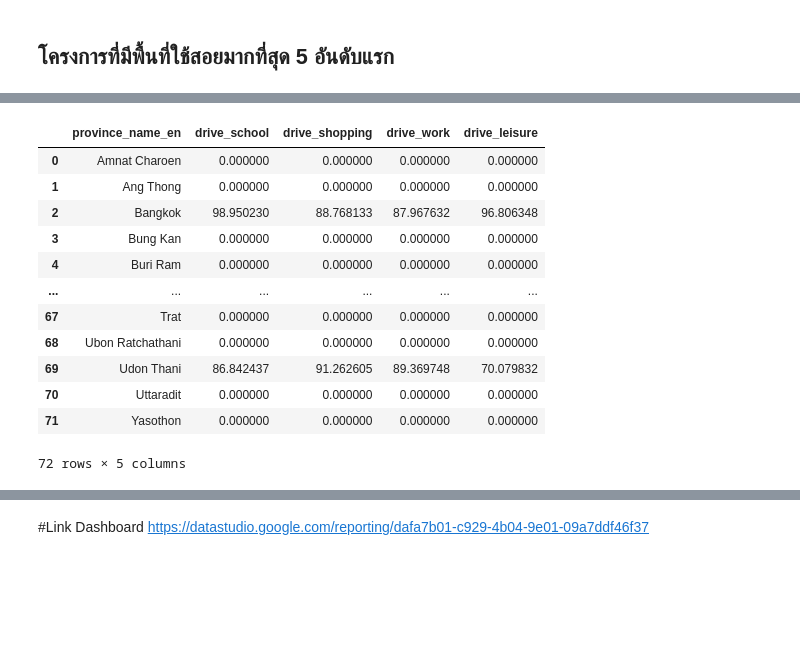
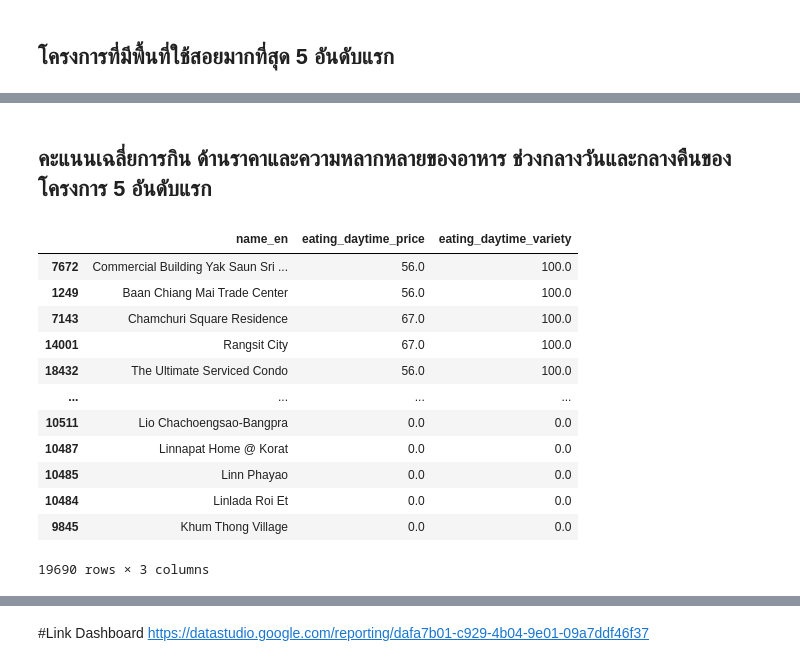
Before and after one commit to jirapat-tho/BasicProg_DataViz65, a Jupyter notebook: Project.ipynb, the cells around one changed output, grey strips where cells are left out. Drawn from its saved outputs; the diff is of its cells as text; code cells hidden in the pictures; blank space fills up the shorter version.

```diff
--- a/Project.ipynb
+++ b/Project.ipynb
@@ -962,18 +959,20 @@ plt.show()
-# %%
-drive1= dataall.groupby('province_name_en')[['drive_school','drive_shopping','drive_work','drive_leisure']].mean()
-drive = drive1.reset_index()
-drive
-# %% [output]
-|  | province_name_en | drive_school | drive_shopping | drive_work | drive_leisure |
-| 0 | Amnat Charoen | 0.000000 | 0.000000 | 0.000000 | 0.000000 |
-| 1 | Ang Thong | 0.000000 | 0.000000 | 0.000000 | 0.000000 |
-| 2 | Bangkok | 98.950230 | 88.768133 | 87.967632 | 96.806348 |
-| 3 | Bung Kan | 0.000000 | 0.000000 | 0.000000 | 0.000000 |
-| 4 | Buri Ram | 0.000000 | 0.000000 | 0.000000 | 0.000000 |
-| ... | ... | ... | ... | ... | ... |
-| 67 | Trat | 0.000000 | 0.000000 | 0.000000 | 0.000000 |
-| 68 | Ubon Ratchathani | 0.000000 | 0.000000 | 0.000000 | 0.000000 |
-| 69 | Udon Thani | 86.842437 | 91.262605 | 89.369748 | 70.079832 |
-| 70 | Uttaradit | 0.000000 | 0.000000 | 0.000000 | 0.000000 |
-| 71 | Yasothon | 0.000000 | 0.000000 | 0.000000 | 0.000000 |
-72 rows × 5 columns
+# %% [markdown]
+## คะแนนเฉลี่ยการกิน ด้านราคาและความหลากหลายของอาหาร ช่วงกลางวันและกลางคืนของโครงการ 5 อันดับแรก
+# %%
+eatdaytime1= dataall.groupby('name_en')['eating_daytime_price','eating_daytime_variety'].mean().reset_index()
+eatdaytime = eatdaytime1.sort_values('eating_daytime_variety',ascending=False)
+eatdaytime
+# %% [output]
+|  | name_en | eating_daytime_price | eating_daytime_variety |
+| 7672 | Commercial Building Yak Saun Sri ... | 56.0 | 100.0 |
+| 1249 | Baan Chiang Mai Trade Center | 56.0 | 100.0 |
+| 7143 | Chamchuri Square Residence | 67.0 | 100.0 |
+| 14001 | Rangsit City | 67.0 | 100.0 |
+| 18432 | The Ultimate Serviced Condo | 56.0 | 100.0 |
+| ... | ... | ... | ... |
+| 10511 | Lio Chachoengsao-Bangpra | 0.0 | 0.0 |
+| 10487 | Linnapat Home @ Korat | 0.0 | 0.0 |
+| 10485 | Linn Phayao | 0.0 | 0.0 |
+| 10484 | Linlada Roi Et | 0.0 | 0.0 |
+| 9845 | Khum Thong Village | 0.0 | 0.0 |
+19690 rows × 3 columns
```
Also changed, not shown: parts of 43 cells of this notebook.
